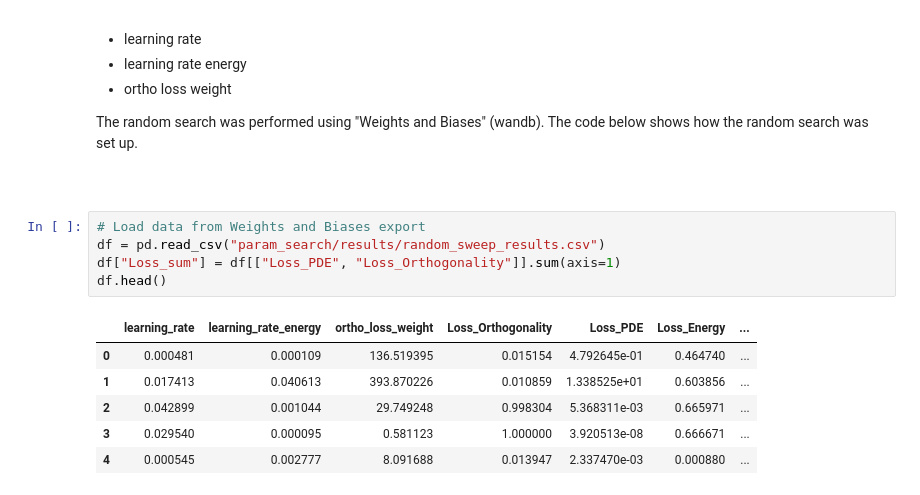
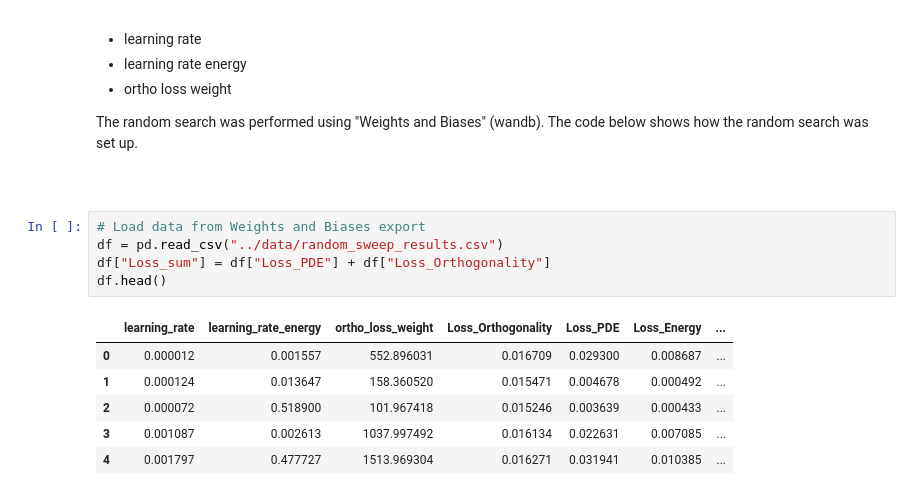
Before and after one commit to fredeco-gh/FYS-STK3155_Project3, a Jupyter notebook: src/param_search.ipynb, the cells around one changed output. Drawn from its saved outputs; the diff is of its cells as text.

Commit message:
Finished hyperparameter search

````diff
--- a/src/param_search.ipynb
+++ b/src/param_search.ipynb
@@ -51,14 +66,14 @@ The random search was performed using "Weights and Biases" (wandb). The code bel
 ```python
 # %%
 # Load data from Weights and Biases export
-df = pd.read_csv("param_search/results/random_sweep_results.csv")
-df["Loss_sum"] = df[["Loss_PDE", "Loss_Orthogonality"]].sum(axis=1)
+df = pd.read_csv("../data/random_sweep_results.csv")
+df["Loss_sum"] = df["Loss_PDE"] + df["Loss_Orthogonality"]
 df.head()
 # %% [output]
 |  | learning_rate | learning_rate_energy | ortho_loss_weight | Loss_Orthogonality | Loss_PDE | Loss_Energy | ... |
-| 0 | 0.000481 | 0.000109 | 136.519395 | 0.015154 | 4.792645e-01 | 0.464740 | ... |
-| 1 | 0.017413 | 0.040613 | 393.870226 | 0.010859 | 1.338525e+01 | 0.603856 | ... |
-| 2 | 0.042899 | 0.001044 | 29.749248 | 0.998304 | 5.368311e-03 | 0.665971 | ... |
-| 3 | 0.029540 | 0.000095 | 0.581123 | 1.000000 | 3.920513e-08 | 0.666671 | ... |
-| 4 | 0.000545 | 0.002777 | 8.091688 | 0.013947 | 2.337470e-03 | 0.000880 | ... |
+| 0 | 0.000012 | 0.001557 | 552.896031 | 0.016709 | 0.029300 | 0.008687 | ... |
+| 1 | 0.000124 | 0.013647 | 158.360520 | 0.015471 | 0.004678 | 0.000492 | ... |
+| 2 | 0.000072 | 0.518900 | 101.967418 | 0.015246 | 0.003639 | 0.000433 | ... |
+| 3 | 0.001087 | 0.002613 | 1037.997492 | 0.016134 | 0.022631 | 0.007085 | ... |
+| 4 | 0.001797 | 0.477727 | 1513.969304 | 0.016271 | 0.031941 | 0.010385 | ... |
 # %%
````
Also changed, not shown: parts of 48 cells of this notebook, 10 other files.
